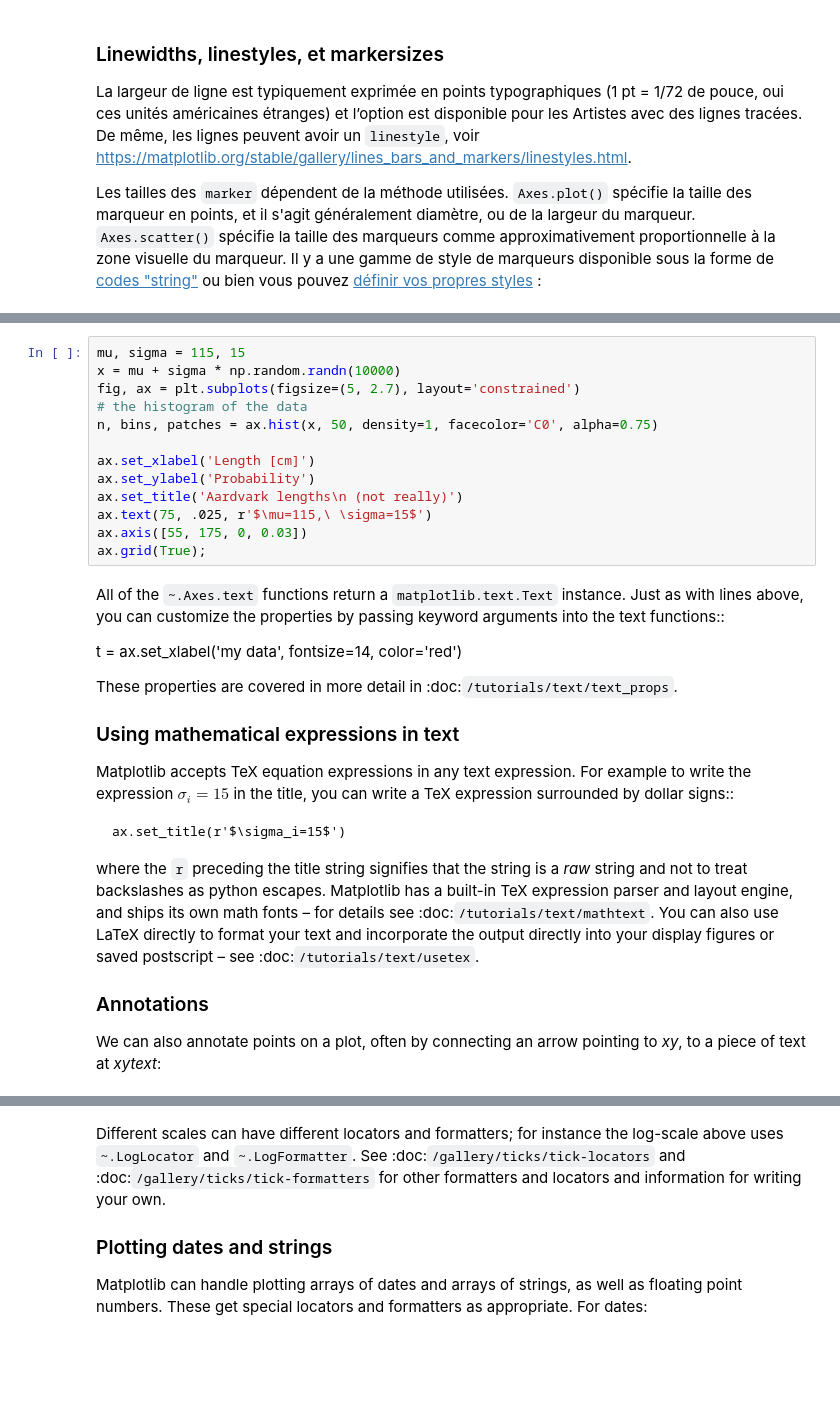
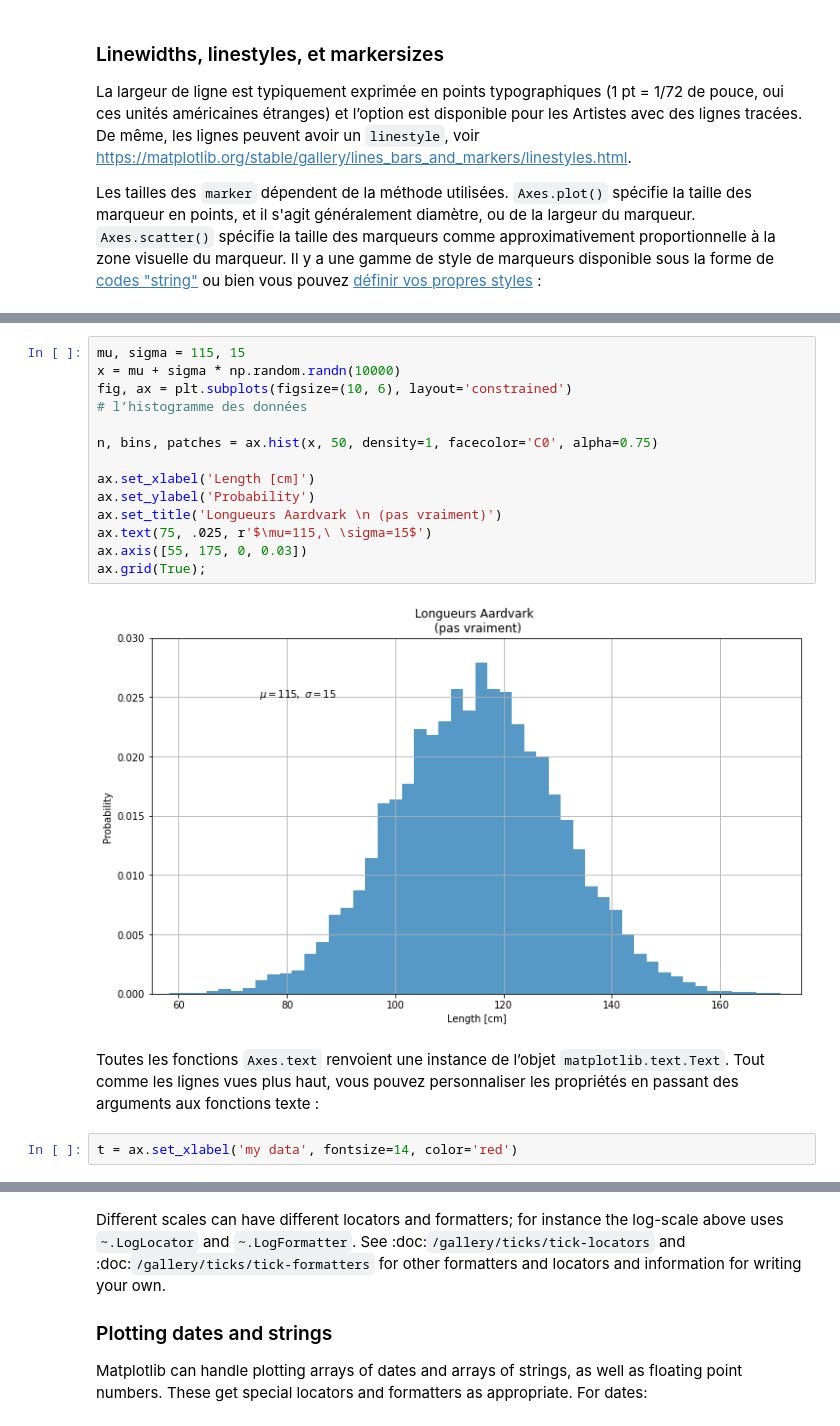
Before and after one commit to philippe-lemaire/insa-notebooks, a Jupyter notebook: formations/matplotlib/Matplotlib_101.ipynb, the cells around one changed output, grey strips where cells are left out. Saved outputs shown, nothing was run; the diff lists cells and outputs as text; blank space fills up the shorter version.

```diff
--- a/formations/matplotlib/Matplotlib_101.ipynb
+++ b/formations/matplotlib/Matplotlib_101.ipynb
@@ -207,43 +221,20 @@ for more discussion).  Text can also be directly added to plots using
 # %%
 mu, sigma = 115, 15
 x = mu + sigma * np.random.randn(10000)
-fig, ax = plt.subplots(figsize=(5, 2.7), layout='constrained')
-# the histogram of the data
+fig, ax = plt.subplots(figsize=(10, 6), layout='constrained')
+# l’histogramme des données
+
 n, bins, patches = ax.hist(x, 50, density=1, facecolor='C0', alpha=0.75)
 
 ax.set_xlabel('Length [cm]')
 ax.set_ylabel('Probability')
-ax.set_title('Aardvark lengths\n (not really)')
+ax.set_title('Longueurs Aardvark \n (pas vraiment)')
 ax.text(75, .025, r'$\mu=115,\ \sigma=15$')
 ax.axis([55, 175, 0, 0.03])
 ax.grid(True);
+# %% [output]
+[figure, added]
-# %% [markdown]
-All of the `~.Axes.text` functions return a `matplotlib.text.Text`
-instance.  Just as with lines above, you can customize the properties by
-passing keyword arguments into the text functions::
-
-  t = ax.set_xlabel('my data', fontsize=14, color='red')
-
-These properties are covered in more detail in
-:doc:`/tutorials/text/text_props`.
-
-### Using mathematical expressions in text
-
-Matplotlib accepts TeX equation expressions in any text expression.
-For example to write the expression $\sigma_i=15$ in the title,
-you can write a TeX expression surrounded by dollar signs::
-
-    ax.set_title(r'$\sigma_i=15$')
-
-where the ``r`` preceding the title string signifies that the string is a
-*raw* string and not to treat backslashes as python escapes.
-Matplotlib has a built-in TeX expression parser and
-layout engine, and ships its own math fonts – for details see
-:doc:`/tutorials/text/mathtext`.  You can also use LaTeX directly to format
-your text and incorporate the output directly into your display figures or
-saved postscript – see :doc:`/tutorials/text/usetex`.
-
-### Annotations
-
-We can also annotate points on a plot, often by connecting an arrow pointing
-to *xy*, to a piece of text at *xytext*:
+# %% [markdown]
+Toutes les fonctions `Axes.text` renvoient une instance de l’objet `matplotlib.text.Text`. Tout comme les lignes vues plus haut, vous pouvez personnaliser les propriétés en passant des arguments aux fonctions texte :
+# %%
+t = ax.set_xlabel('my data', fontsize=14, color='red')
```
Also changed, not shown: parts of 25 cells of this notebook.
